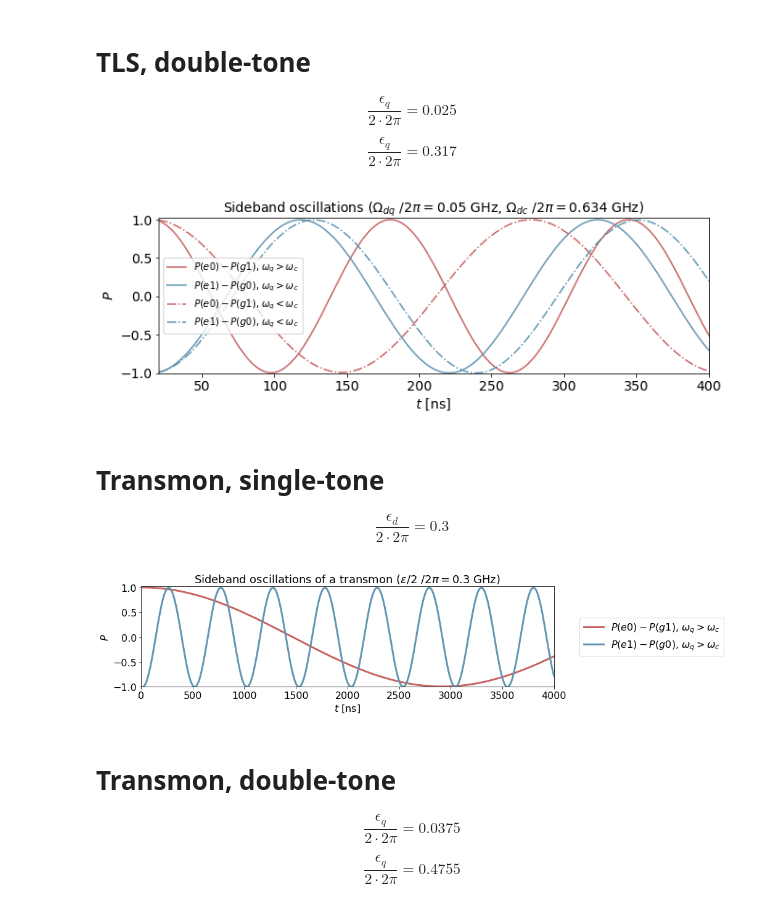
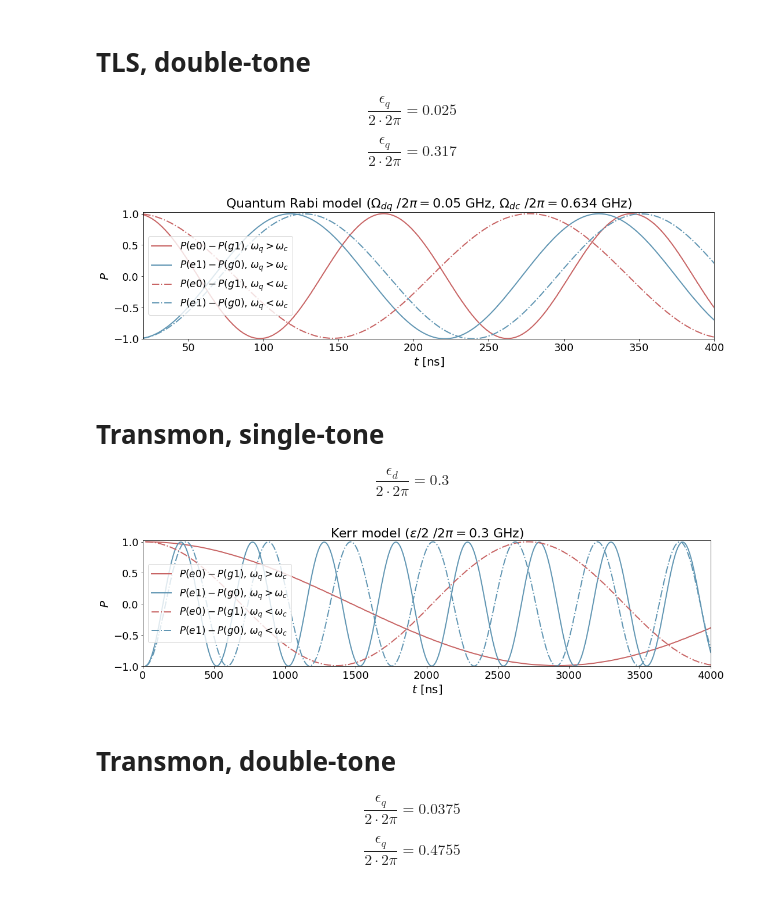
Before and after one commit to wouterkesselsap/thesis, a Jupyter notebook: tdomain_figures.ipynb, the cells around one changed output. Saved outputs shown, nothing was run; the diff lists cells and outputs as text; code cells hidden in the pictures.

```diff
--- a/tdomain_figures.ipynb
+++ b/tdomain_figures.ipynb
@@ -67,27 +67,27 @@ _,        _, Tdlb_expect, _      , _      , Tdlb_e1, Tdlb_g0, _ = load_data(quan
 _,        _, Tdsr_expect, Tdsr_e0, Tdsr_g1, _      , _      , _ = load_data(quants, Tdsr)
 _,        _, Tdsb_expect, _      , _      , Tdsb_e1, Tdsb_g0, _ = load_data(quants, Tdsb)
 # %%
-fig, ax1 = plt.subplots(figsize=[13,3])
+fig, ax1 = plt.subplots(figsize=[22,4])
 
 Tdlr_plot = ax1.plot(Td_times, Tdlr_e0-Tdlr_g1, '-', c=plotcolours['sbred'], alpha=alpha, label="$P(e0)-P(g1)$, $\\omega_q > \\omega_c$")
 Tdlb_plot = ax1.plot(Td_times, Tdlb_e1-Tdlb_g0, '-', c=plotcolours['sbblue'], alpha=alpha, label="$P(e1)-P(g0)$, $\\omega_q > \\omega_c$")
 Tdsr_plot = ax1.plot(Td_times, Tdsr_e0-Tdsr_g1, '-.', c=plotcolours['sbred'], alpha=alpha, label="$P(e0)-P(g1)$, $\\omega_q < \\omega_c$")
 Tdsb_plot = ax1.plot(Td_times, Tdsb_e1-Tdsb_g0, '-.', c=plotcolours['sbblue'], alpha=alpha, label="$P(e1)-P(g0)$, $\\omega_q < \\omega_c$")
 ax1.set_xlim([20, 400])
 ax1.set_ylim([-1, 1.02])
 
 ax1.set_xlabel("$t$ [ns]")
 ax1.set_ylabel("$P$")
-ax1.set_title("Sideband oscillations ($\\Omega_{dq}$ $/2\\pi = 0.05$ GHz, $\\Omega_{dc}$ $/2\\pi = 0.634$ GHz)")
+ax1.set_title("Quantum Rabi model ($\\Omega_{dq}$ $/2\\pi = 0.05$ GHz, $\\Omega_{dc}$ $/2\\pi = 0.634$ GHz)")
 plots = Tdlr_plot + Tdlb_plot + Tdsr_plot + Tdsb_plot
 labels = [plot.get_label() for plot in plots]
 box = ax1.get_position()
 ax1.set_position([box.x0, box.y0, box.width * 0.8, box.height])
 # ax1.legend(plots, labels, loc='center left', bbox_to_anchor=(1.05, 0.5))
 ax1.legend(plots, labels, loc='center left')
 plt.show()
 # %% [output]
-[figure, old version]
+[figure, new version]
 # %% [markdown]
 # Transmon, single-tone
 
@@ -105,26 +105,27 @@ _,        _, tslb_expect, _      , _      , tslb_e1, tslb_g0, _ = load_data(quan
 _,        _, tssr_expect, tssr_e0, tssr_g1, _      , _      , _ = load_data(quants, tssr)
 _,        _, tssb_expect, _      , _      , tssb_e1, tssb_g0, _ = load_data(quants, tssb)
 # %%
-fig, ax1 = plt.subplots(figsize=[15,3])
+fig, ax1 = plt.subplots(figsize=[22,4])
 
-tslr_plot = ax1.plot(ts_times, tslr_e0-tslr_g1, '-', c=plotcolours['sbred'], alpha=alpha, label="$P(e0)-P(g1)$, $\\omega_q > \\omega_c$")
-tslb_plot = ax1.plot(ts_times, tslb_e1-tslb_g0, '-', c=plotcolours['sbblue'], alpha=alpha, label="$P(e1)-P(g0)$, $\\omega_q > \\omega_c$")
-# tssr_plot = ax1.plot(ts_times, tssr_e0-tssr_g1, '-.', c=plotcolours['sbred'], alpha=alpha, label="$P(e0)-P(g1)$, $\\omega_q < \\omega_c$")
-# tssb_plot = ax1.plot(ts_times, tssb_e1-tssb_g0, '-.', c=plotcolours['sbblue'], alpha=alpha, label="$P(e1)-P(g0)$, $\\omega_q < \\omega_c$")
+tslr_plot = ax1.plot(ts_times, tslr_e0-tslr_g1, ls=linestyles['larger'], c=plotcolours['sbred'], alpha=alpha, label="$P(e0)-P(g1)$, $\\omega_q > \\omega_c$")
+tslb_plot = ax1.plot(ts_times, tslb_e1-tslb_g0, ls=linestyles['larger'], c=plotcolours['sbblue'], alpha=alpha, label="$P(e1)-P(g0)$, $\\omega_q > \\omega_c$")
+tssr_plot = ax1.plot(ts_times, tssr_e0-tssr_g1, ls=linestyles['smaller'], c=plotcolours['sbred'], alpha=alpha, label="$P(e0)-P(g1)$, $\\omega_q < \\omega_c$")
+tssb_plot = ax1.plot(ts_times, tssb_e1-tssb_g0, ls=linestyles['smaller'], c=plotcolours['sbblue'], alpha=alpha, label="$P(e1)-P(g0)$, $\\omega_q < \\omega_c$")
 ax1.set_xlim([0, 4000])
 ax1.set_ylim([-1, 1.02])
 
 ax1.set_xlabel("$t$ [ns]")
 ax1.set_ylabel("$P$")
-ax1.set_title("Sideband oscillations of a transmon ($\\epsilon/2$ $/2\\pi = 0.3$ GHz)")
-plots = tslr_plot + tslb_plot #+ tssr_plot + tssb_plot
+ax1.set_title("Kerr model ($\\epsilon/2$ $/2\\pi = 0.3$ GHz)")
+plots = tslr_plot + tslb_plot + tssr_plot + tssb_plot
 labels = [plot.get_label() for plot in plots]
 box = ax1.get_position()
 ax1.set_position([box.x0, box.y0, box.width * 0.8, box.height])
-ax1.legend(plots, labels, loc='center left', bbox_to_anchor=(1.05, 0.5))
+# ax1.legend(plots, labels, loc='center left', bbox_to_anchor=(1.05, 0.5))
+ax1.legend(plots, labels, loc='center left')
 plt.show()
 # %% [output]
-[figure, old version]
+[figure, new version]
 # %% [markdown]
 # Transmon, double-tone
 
```
Also changed, not shown: parts of 2 cells of this notebook.
